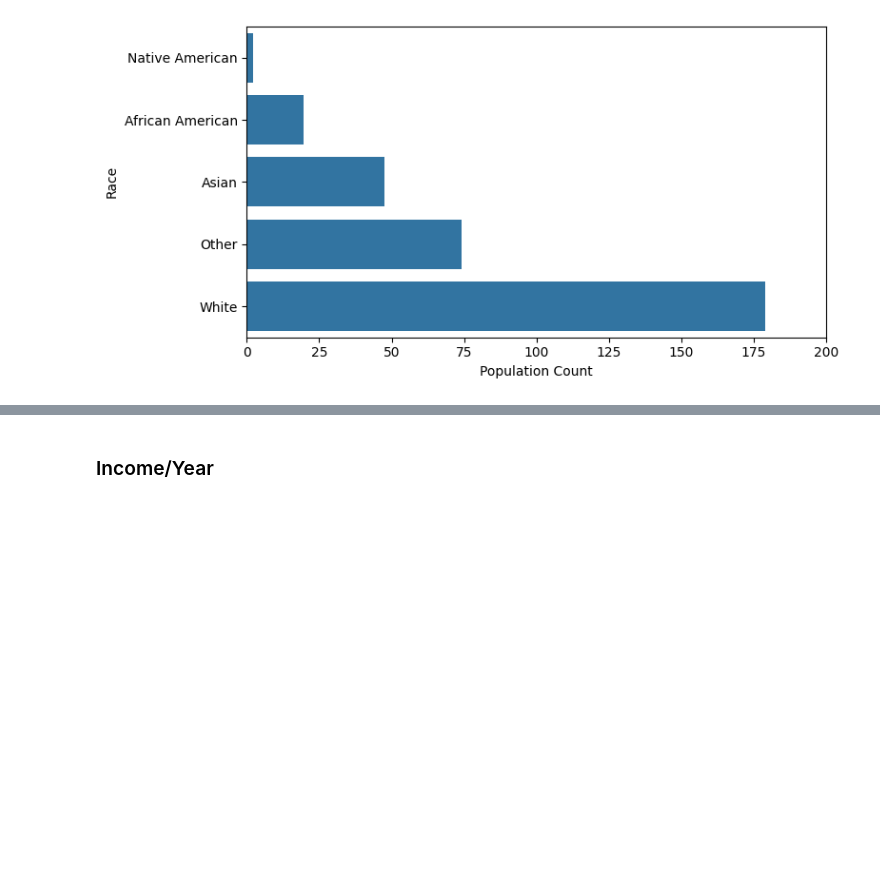
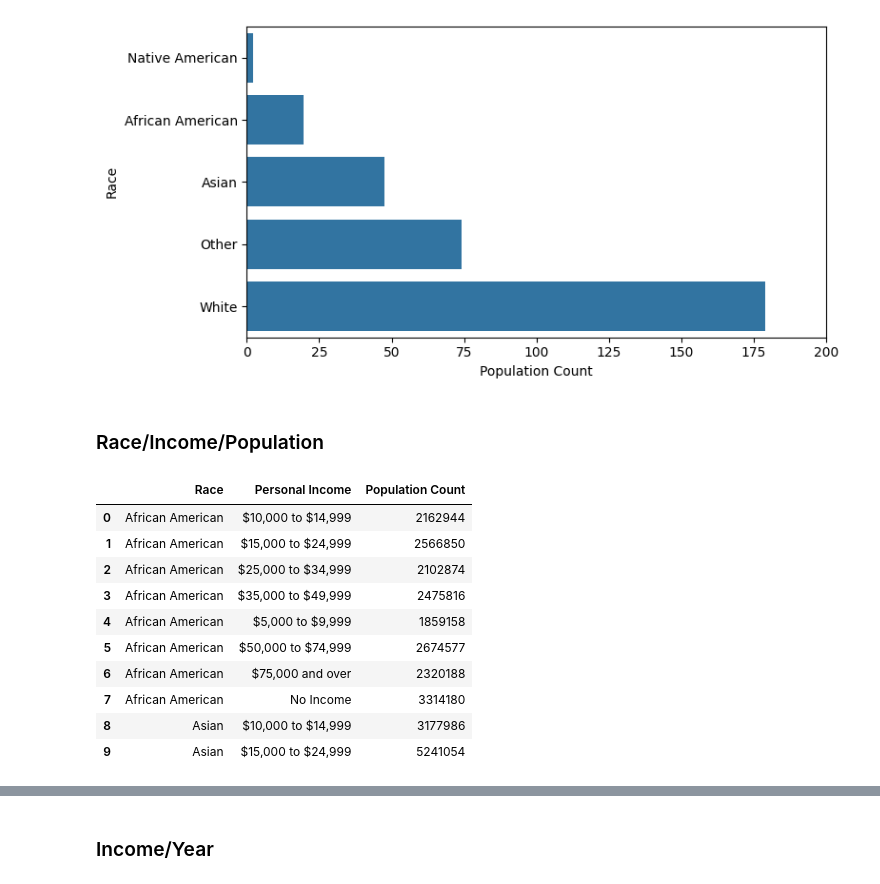
Before and after one commit to ibrahimmkhalid/housing-crisis-california-project, a Jupyter notebook: 3_visualizations.ipynb, the cells around one changed output, grey strips where cells are left out. Drawn from its saved outputs; the diff is of its cells as text; code cells hidden in the pictures; blank space fills up the shorter version.

```diff
--- a/3_visualizations.ipynb
+++ b/3_visualizations.ipynb
@@ -259,3 +259,31 @@ plt.tight_layout()
 plt.show()
 # %% [output]
 [figure]
+# %% [markdown]
+### Race/Income/Population
+# %%
+rip_df = (
+    df[
+        (df["Age"] != "00 to 17")
+        & (df["Age"] != "65 to 80+")
+        & (df["Educational Attainment"] != "Children under 15")
+    ]
+    .drop(columns=["Year", "Age", "Gender", "Educational Attainment"])
+    .groupby(["Race", "Personal Income"])
+    .sum()
+    .reset_index()
+    .copy()
+)
+rip_df.head(10)
+# %% [output]
+|  | Race | Personal Income | Population Count |
+| 0 | African American | $10,000 to $14,999 | 2162944 |
+| 1 | African American | $15,000 to $24,999 | 2566850 |
+| 2 | African American | $25,000 to $34,999 | 2102874 |
+| 3 | African American | $35,000 to $49,999 | 2475816 |
+| 4 | African American | $5,000 to $9,999 | 1859158 |
+| 5 | African American | $50,000 to $74,999 | 2674577 |
+| 6 | African American | $75,000 and over | 2320188 |
+| 7 | African American | No Income | 3314180 |
+| 8 | Asian | $10,000 to $14,999 | 3177986 |
+| 9 | Asian | $15,000 to $24,999 | 5241054 |
```
Also changed, not shown: parts of 1 cell of this notebook.
